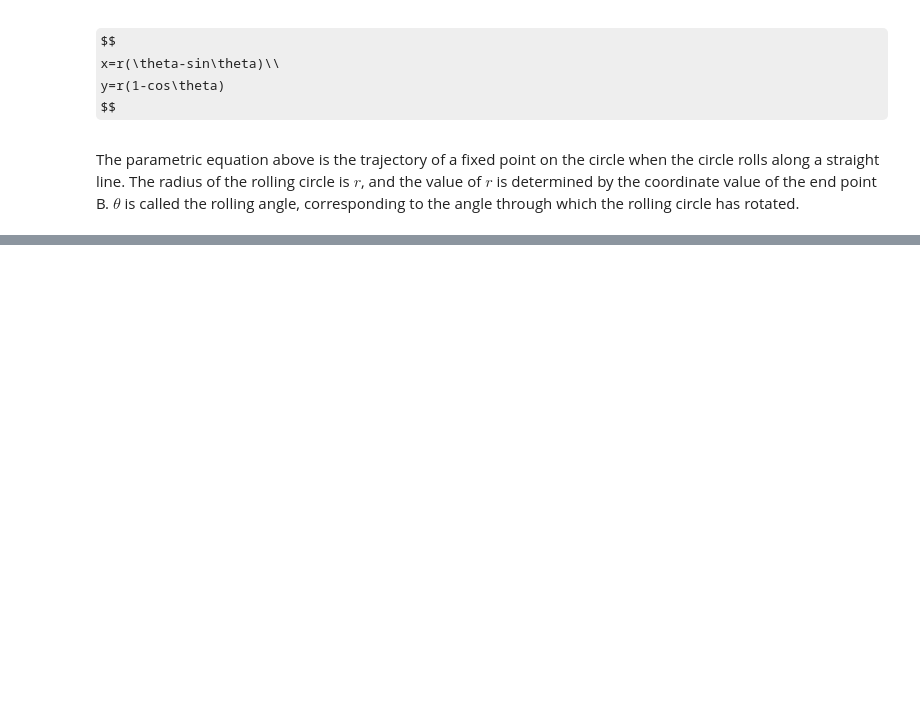
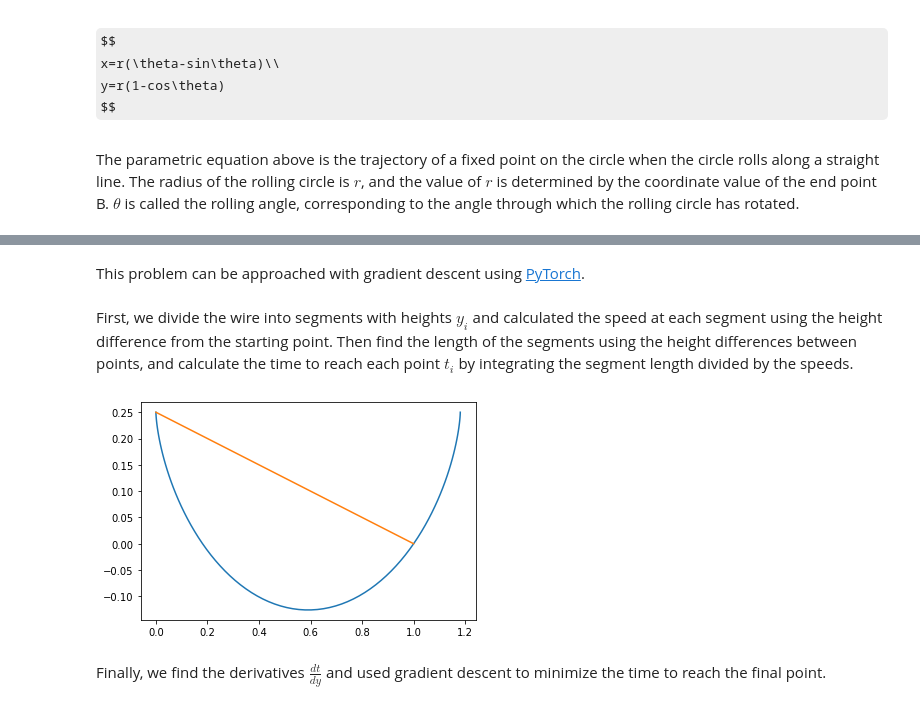
Before and after one commit to Plutooooo/hku_phys3151_2022, a Jupyter notebook: multivariate-linear-regression/solving_the_Brachistochrone_problem.ipynb, the cells around one changed output, grey strips where cells are left out. Saved outputs shown, nothing was run; the diff lists cells and outputs as text; code cells hidden in the pictures; some formulas as TeX source; blank space fills up the shorter version.

```diff
--- a/multivariate-linear-regression/solving_the_Brachistochrone_problem.ipynb
+++ b/multivariate-linear-regression/solving_the_Brachistochrone_problem.ipynb
@@ -40,0 +45,16 @@ The parametric equation above is the trajectory of a fixed point on the circle w
+# %% [markdown]
+This problem can be approached with gradient descent using [PyTorch](https://pytorch.org/docs/stable/torch.html).
+# %%
+import torch
+import numpy as np
+import matplotlib.pyplot as plt
+from scipy import optimize
+
+#y position of the beginning of the wire, end always at 0
+starting_y = 0.25
+#evenly spaced points in x, from 0 to 1
+xs = torch.linspace(0,1,25)
+#start with a straight line connecting start to end
+ys = torch.linspace(starting_y,0,25, requires_grad=True)
+# %% [markdown]
+First, we divide the wire into segments with heights $y_{i}$ and calculated the speed at each segment using the height difference from the starting point. Then find the length of the segments using the height differences between points, and calculate the time to reach each point $t_{i}$ by integrating the segment length divided by the speeds.
@@ -40,0 +74,23 @@ The parametric equation above is the trajectory of a fixed point on the circle w
+# %%
+#solving for the cycloid solution
+def func(theta):
+	return (1.-np.cos(theta)) / (theta - np.sin(theta)) - .25
+
+theta = optimize.brentq(func, 0.01, 2*np.pi)
+# %%
+#parameterized cycloid solution
+r = 1 / (theta - np.sin(theta))
+ts = np.linspace(0,2 * np.pi,100)
+sol_xs = r * (ts-np.sin(ts))
+sol_ys = starting_y - r * (1-np.cos(ts))
+
+fig = plt.figure()
+ax = fig.add_subplot(111)
+ax.plot(sol_xs, sol_ys)
+
+li, = ax.plot(xs.numpy(), ys.detach().numpy())
+# %% [output]
+[figure, added]
+# %% [markdown]
+Finally, we find the derivatives $\frac{dt}{dy}$
+ and used gradient descent to minimize the time to reach the final point.
```
Also changed, not shown: parts of 5 cells of this notebook.
